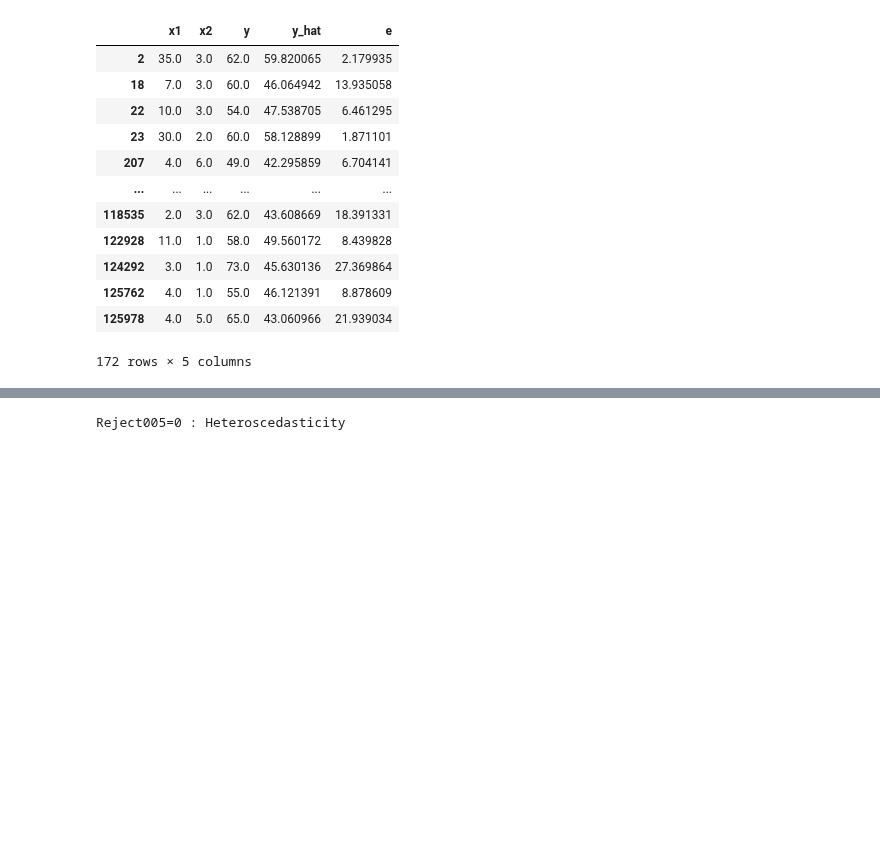
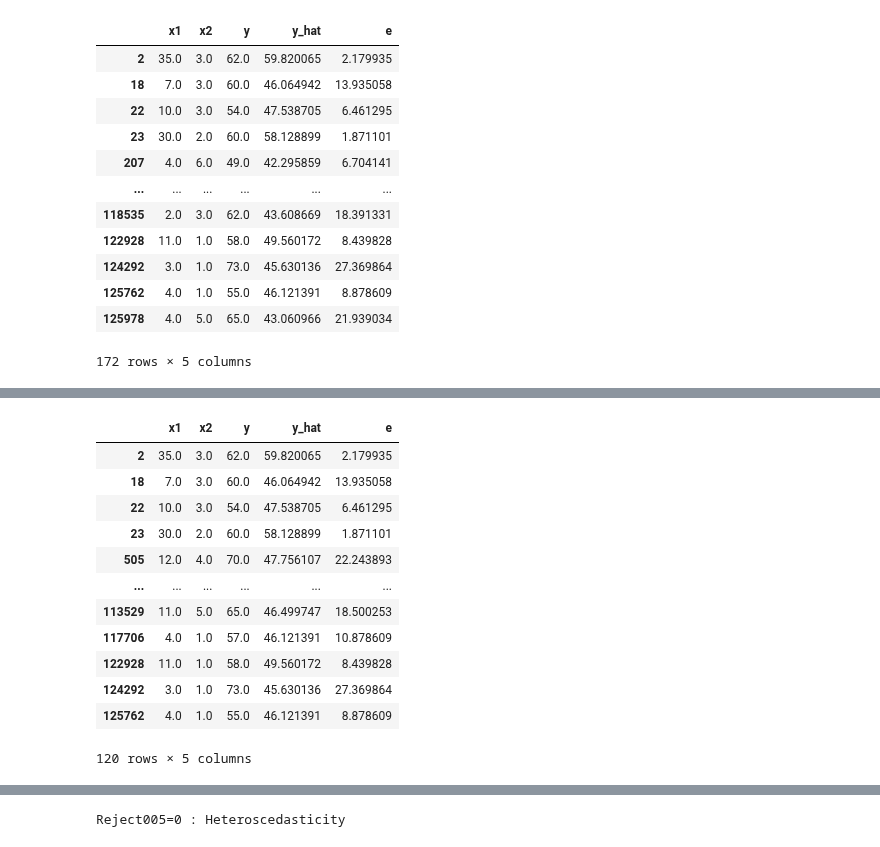
Before and after one commit to iam-fern/real_data, a Jupyter notebook: CHNS_pexam_pub_12_U24BU23U36_new.ipynb, the cells around one changed output, grey strips where cells are left out. Drawn from its saved outputs; the diff is of its cells as text; code cells hidden in the pictures; blank space fills up the shorter version.

```diff
--- a/CHNS_pexam_pub_12_U24BU23U36_new.ipynb
+++ b/CHNS_pexam_pub_12_U24BU23U36_new.ipynb
@@ -170,3 +177,20 @@ data_new
+# %%
+data_new1 = data_new.loc[data["y_hat"] >= 44.05 ]
+data_new1
+# %% [output]
+|  | x1 | x2 | y | y_hat | e |
+| 2 | 35.0 | 3.0 | 62.0 | 59.820065 | 2.179935 |
+| 18 | 7.0 | 3.0 | 60.0 | 46.064942 | 13.935058 |
+| 22 | 10.0 | 3.0 | 54.0 | 47.538705 | 6.461295 |
+| 23 | 30.0 | 2.0 | 60.0 | 58.128899 | 1.871101 |
+| 505 | 12.0 | 4.0 | 70.0 | 47.756107 | 22.243893 |
+| ... | ... | ... | ... | ... | ... |
+| 113529 | 11.0 | 5.0 | 65.0 | 46.499747 | 18.500253 |
+| 117706 | 4.0 | 1.0 | 57.0 | 46.121391 | 10.878609 |
+| 122928 | 11.0 | 1.0 | 58.0 | 49.560172 | 8.439828 |
+| 124292 | 3.0 | 1.0 | 73.0 | 45.630136 | 27.369864 |
+| 125762 | 4.0 | 1.0 | 55.0 | 46.121391 | 8.878609 |
+120 rows × 5 columns
 # %%
 data_new.to_csv('CHNS_pexam_pub_12_U24BU23U36_new.csv')
 files.download('CHNS_pexam_pub_12_U24BU23U36_new.csv')
```
Also changed, not shown: parts of 17 cells of this notebook.
